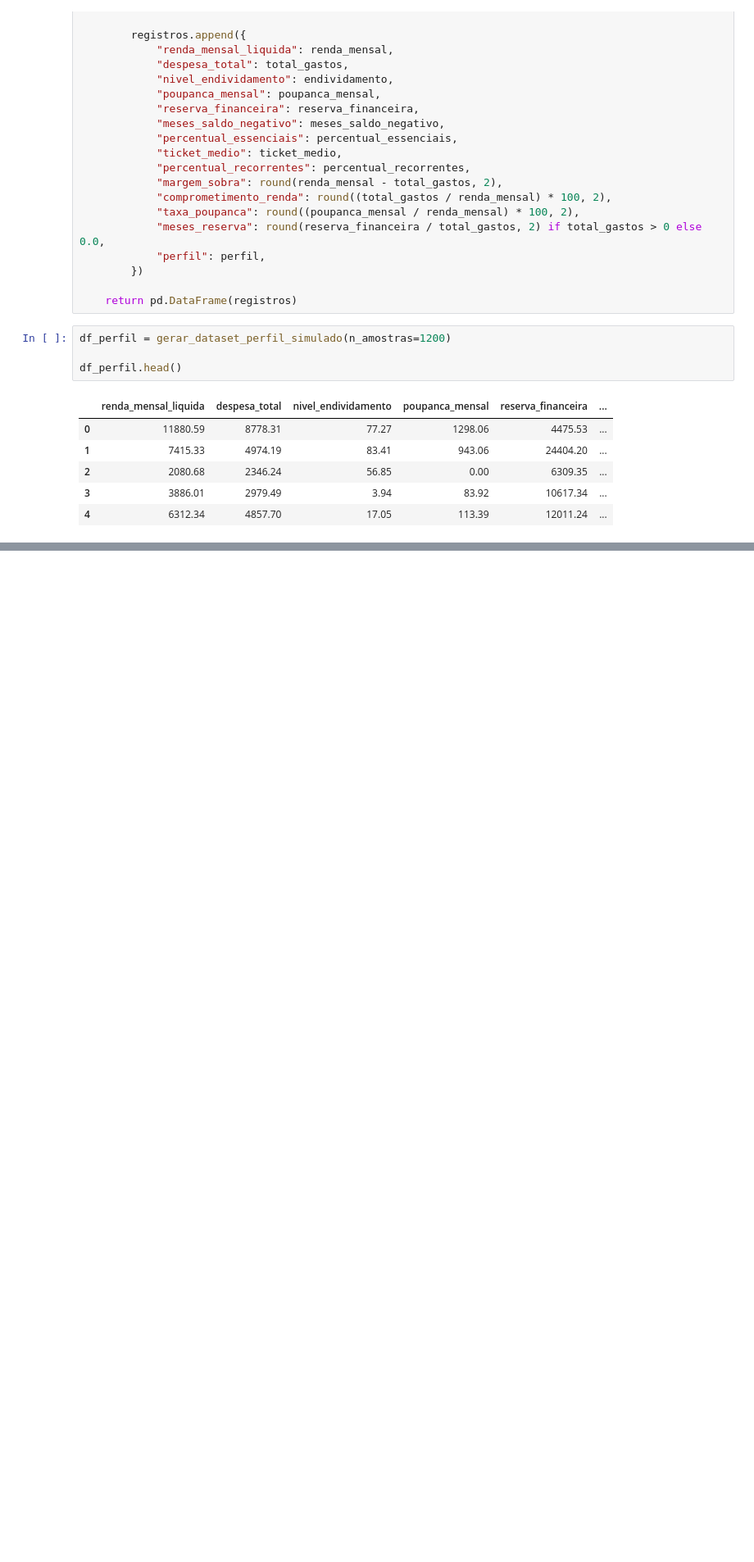
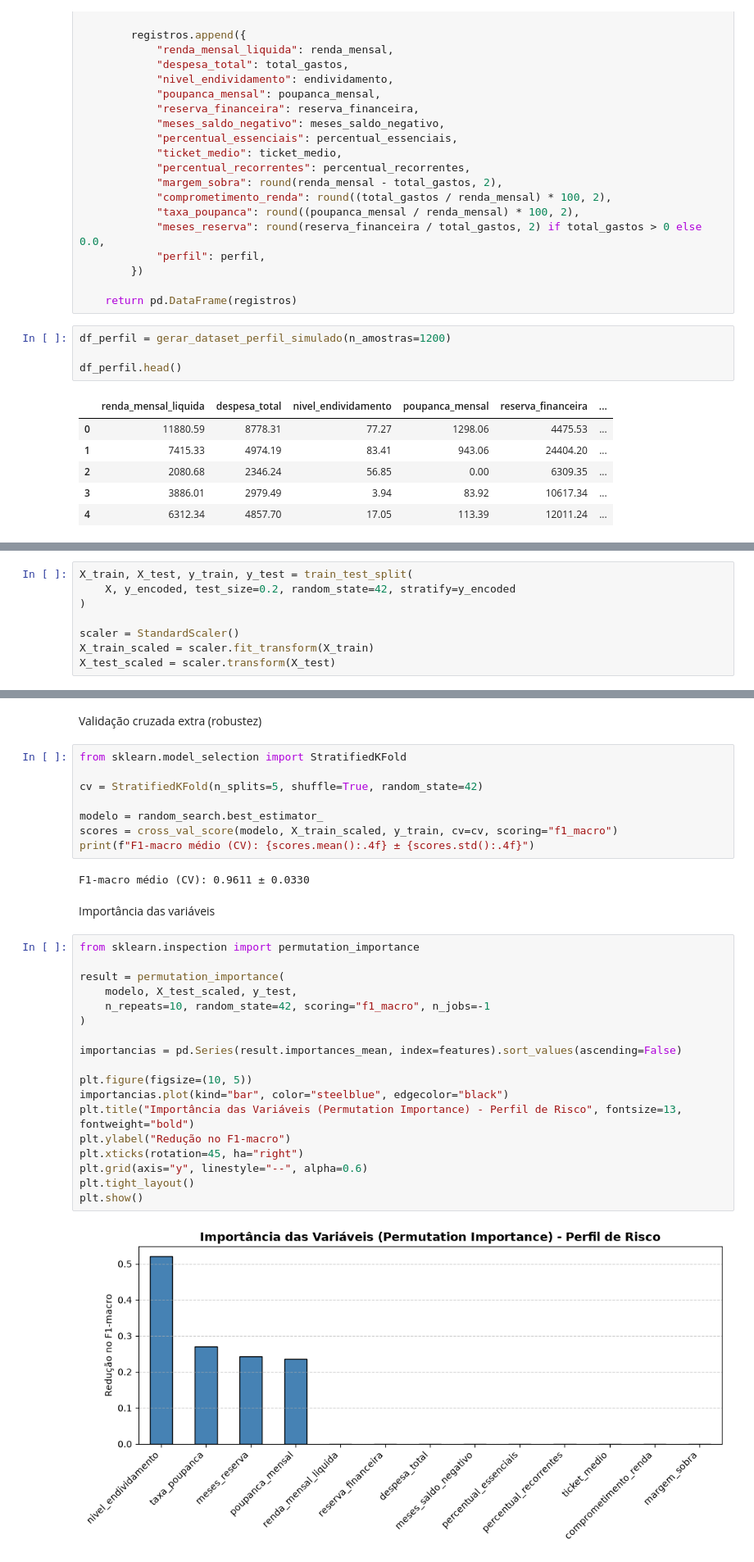
Before and after one commit to No-Country-simulation/smart-finance-ai-g9-team-11, a Jupyter notebook: ml/notebooks/02_eda_transactions_luciano.ipynb, the cells around one changed output, grey strips where cells are left out. Shown at 82% size. Saved outputs shown, nothing was run; the diff lists cells and outputs as text; blank space fills up the shorter version.

```diff
--- a/ml/notebooks/02_eda_transactions_luciano.ipynb
+++ b/ml/notebooks/02_eda_transactions_luciano.ipynb
@@ -82,0 +173,8 @@ df_perfil.head()
+# %%
+X_train, X_test, y_train, y_test = train_test_split(
+    X, y_encoded, test_size=0.2, random_state=42, stratify=y_encoded
+)
+
+scaler = StandardScaler()
+X_train_scaled = scaler.fit_transform(X_train)
+X_test_scaled = scaler.transform(X_test)
@@ -82,0 +241,34 @@ df_perfil.head()
+# %% [markdown]
+Validação cruzada extra (robustez)
+# %%
+from sklearn.model_selection import StratifiedKFold
+
+cv = StratifiedKFold(n_splits=5, shuffle=True, random_state=42)
+
+modelo = random_search.best_estimator_
+scores = cross_val_score(modelo, X_train_scaled, y_train, cv=cv, scoring="f1_macro")
+print(f"F1-macro médio (CV): {scores.mean():.4f} ± {scores.std():.4f}")
+# %% [output]
+F1-macro médio (CV): 0.9611 ± 0.0330
+# %% [markdown]
+Importância das variáveis
+# %%
+from sklearn.inspection import permutation_importance
+
+result = permutation_importance(
+    modelo, X_test_scaled, y_test,
+    n_repeats=10, random_state=42, scoring="f1_macro", n_jobs=-1
+)
+
+importancias = pd.Series(result.importances_mean, index=features).sort_values(ascending=False)
+
+plt.figure(figsize=(10, 5))
+importancias.plot(kind="bar", color="steelblue", edgecolor="black")
+plt.title("Importância das Variáveis (Permutation Importance) - Perfil de Risco", fontsize=13, fontweight="bold")
+plt.ylabel("Redução no F1-macro")
+plt.xticks(rotation=45, ha="right")
+plt.grid(axis="y", linestyle="--", alpha=0.6)
+plt.tight_layout()
+plt.show()
+# %% [output]
+[figure, added]
```
Also changed, not shown: parts of 17 cells of this notebook, 1 other file.
